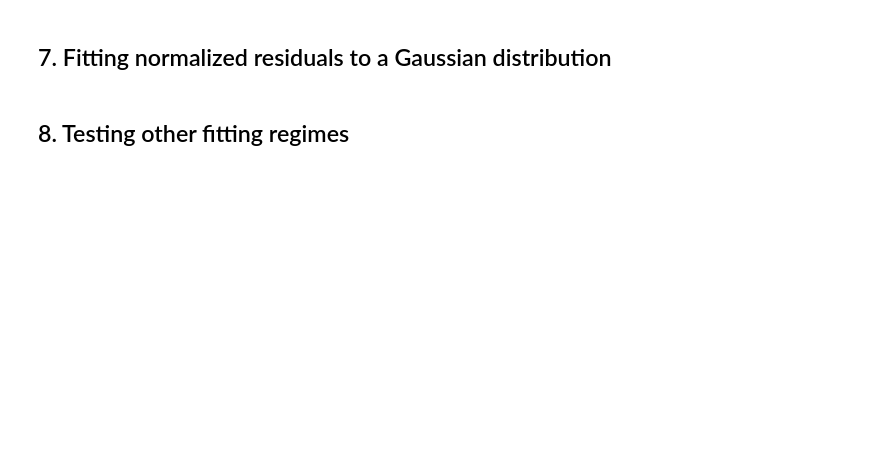
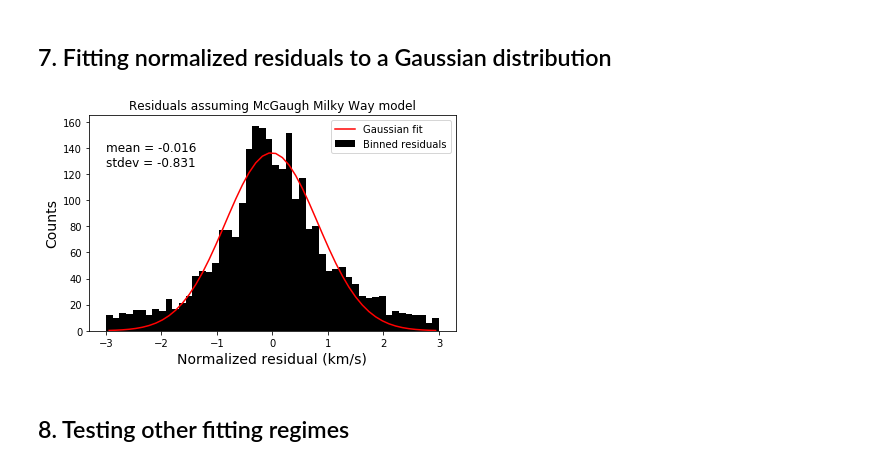
Before and after one commit to Cisneros-Galaxy/RCFM, a Jupyter notebook: fit_analysis.ipynb, the cells around one changed output. Saved outputs shown, nothing was run; the diff lists cells and outputs as text; code cells hidden in the pictures; blank space fills up the shorter version.

```diff
--- a/fit_analysis.ipynb
+++ b/fit_analysis.ipynb
@@ -352,26 +434,29 @@ plt.savefig(f'fit-analysis-plots/{MW_name}/ResidualHist_v1_{v1}_v2_{v2}_{subset}
 # %%
 # residuals = [x - y for x,y in zip(norm_obs, norm_neros)]
 residuals = new_norms
 hist, bins, bars = plt.hist(residuals, bins=50, range=(-3,3))
 bin_mid = [(bins[i] + bins[i-1])/2 for i in range(1,len(bins))]
 
 def gauss(x, A, mu, sigma):
     return A*np.exp(-(x-mu)**2/(2.*sigma**2))
 
 init = [500, 0, 10]
 
 fits, cov = curve_fit(gauss, bin_mid, hist, p0=init)
 fitted_mean = fits[1]
 fitted_std = fits[2]
 FWHM = 2*np.sqrt(2*np.log(2))*fitted_std
-plt.text(0-max(bins),max(hist)-max(hist)/5, 'FWHM = %.3f\nmean=%.3f\nstdev=%.3f'%(FWHM,fitted_mean,fitted_std))
+plt.text(0-max(bins),max(hist)-max(hist)/5, 'mean = %.3f\nstdev = %.3f'%(fitted_mean,fitted_std), fontsize=12)
 plt.hist(residuals, bins=50, range=(-3,3), color="black", label='Binned residuals')
 plt.plot(bin_mid, gauss(bin_mid, *fits), 'r-')
-plt.xlabel('Normalized residual (km/s)')
-plt.ylabel('Counts') #raw count divided by the total number of counts and the bin width
+plt.xlabel('Normalized residual (km/s)', fontsize=14)
+plt.ylabel('Counts', fontsize=14) #raw count divided by the total number of counts and the bin width
 plt.title(f'Residuals assuming {MW_name[2:]} Milky Way model')
+plt.tight_layout()
 plt.legend(['Gaussian fit','Binned residuals'])
-plt.savefig(f'fit-analysis-plots/{MW_name}/ResidualHist_GaussFit_v1_{v1}_v2_{v2}_{subset}_newnorm.png')
+plt.savefig(f'fit-analysis-plots/{MW_name}/ResidualHist_GaussFit_v1_{v1}_v2_{v2}_newnorm.png')
+# %% [output]
+[figure, added]
 # %% [markdown]
 ## 8. Testing other fitting regimes
 # %%
```
Also changed, not shown: parts of 18 cells of this notebook, 14 other files.
